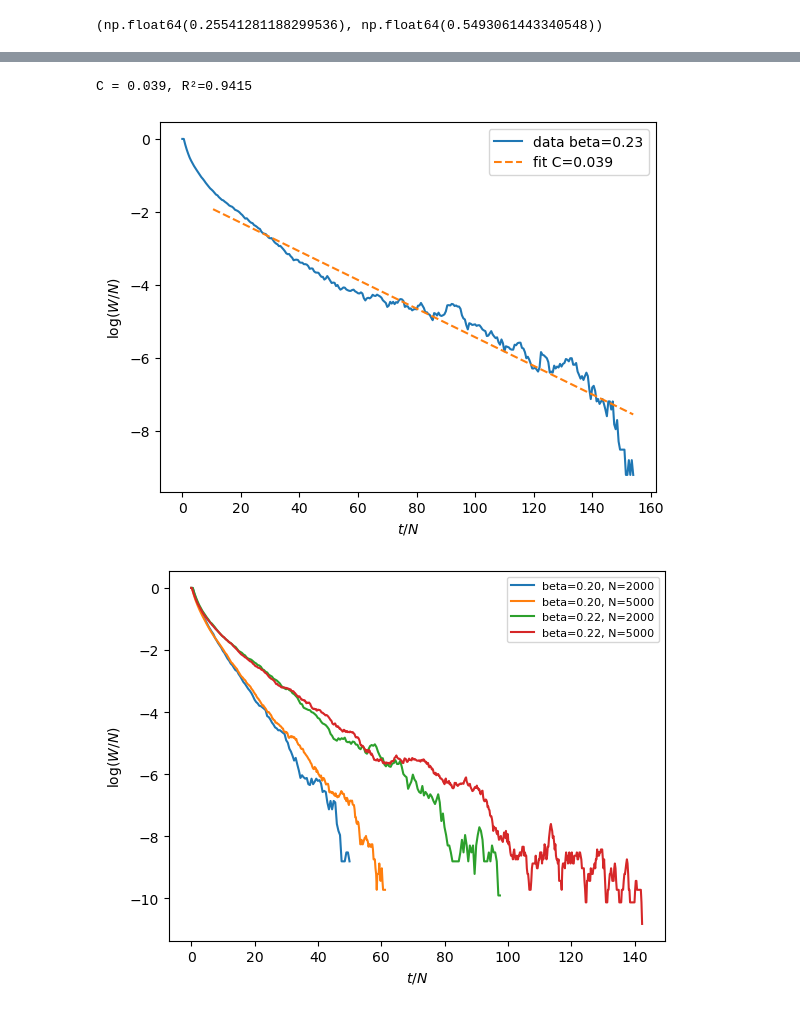
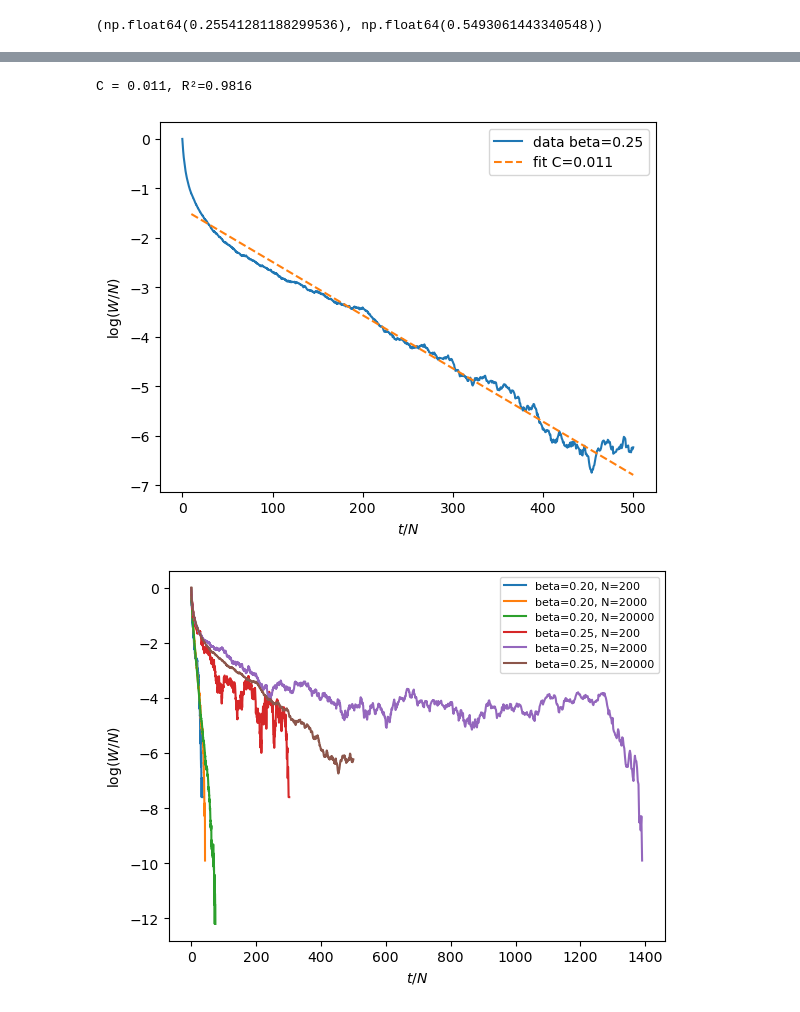
Before and after one commit to LouiseBudzynski/Bounding_Chain_Disordered_Ising_Models, a Jupyter notebook: notebooks/BC_forward_test.ipynb, the cells around one changed output, grey strips where cells are left out. Saved outputs shown, nothing was run; the diff lists cells and outputs as text; code cells hidden in the pictures.

```diff
--- a/notebooks/BC_forward_test.ipynb
+++ b/notebooks/BC_forward_test.ipynb
@@ -277,5 +274,5 @@ plt.show()
 # %%
-beta = 0.23
+beta = 0.25
 sub_df = df[df['beta'] == beta].sort_values('time')
 N = sub_df['N'].values[0]
 
@@ -296,21 +293,21 @@ plt.ylabel(r'$\log(W/N)$')
 plt.legend()
 plt.show()
 # %% [output]
-C = 0.039, R²=0.9415
+C = 0.011, R²=0.9816
-[figure, old version]
+[figure, new version]
 # %%
-for beta in [0.2, 0.22]:
-    for N in [2000, 5000]:
+for beta in [0.2, 0.25]:
+    for N in [200, 2000, 20000]:
         csv_path = f"../results/tmp/nb_star_ER_{coup_type}_d{d}_N{N}.csv"
         df = pd.read_csv(csv_path)
         sub_df = df[(df['beta'] == beta) & (df['N'] == N)].sort_values('time')
         t_over_N = sub_df['time'].values / N
         log_W_over_N = np.log(sub_df['mean_nb_star'].values / N)
         plt.plot(t_over_N, log_W_over_N, label=f'beta={beta:.2f}, N={N}')
 
 plt.xlabel(r'$t/N$')
 plt.ylabel(r'$\log(W/N)$')
 plt.legend(fontsize=8)
 plt.show()
 # %% [output]
-[figure, old version]
+[figure, new version]
```
Also changed, not shown: parts of 12 cells of this notebook, 44 other files.
